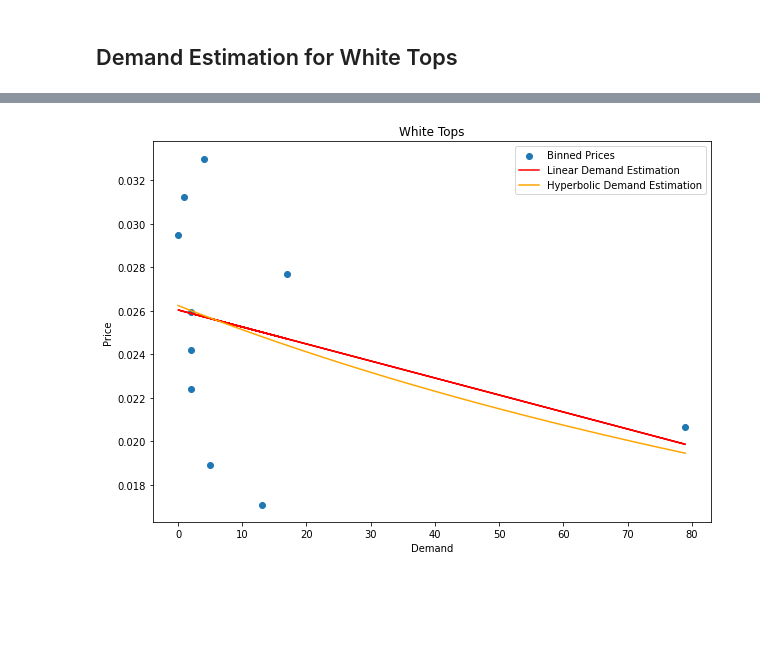
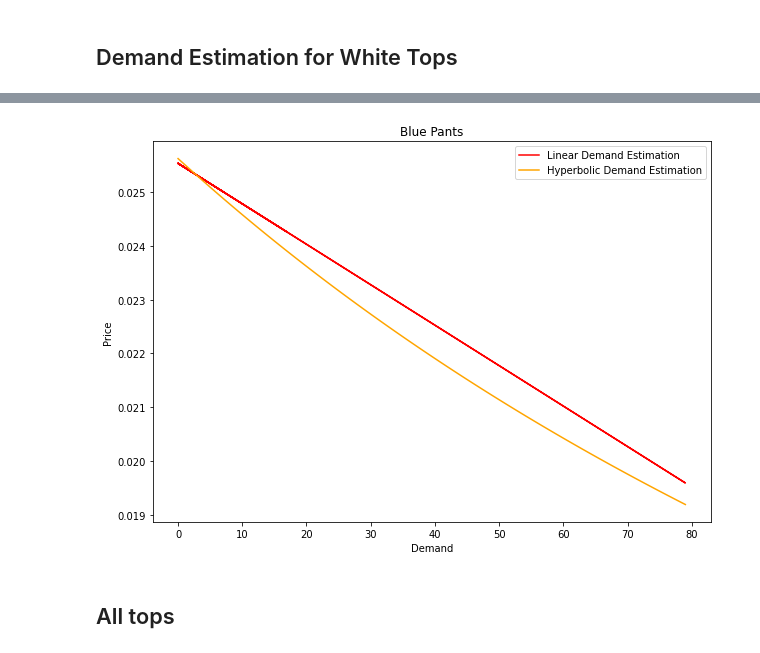
Before and after one commit to emmanuel-ashaye/cs-5304-final-project-fashion-forward, a Jupyter notebook: demand_estimation.ipynb, the cells around one changed output, grey strips where cells are left out. Drawn from its saved outputs; the diff is of its cells as text; code cells hidden in the pictures; blank space fills up the shorter version.

```diff
--- a/demand_estimation.ipynb
+++ b/demand_estimation.ipynb
@@ -209,7 +209,7 @@ for f in files:
 all = pd.concat(dfs)
 tot = 0
 
-binned_price = pd.cut(all['price'],10)
+binned_price = pd.cut(all['price'],5)
 v = binned_price.value_counts()
 mids = []
 for i in v.index:
@@ -226,7 +226,7 @@ model.fit(x, y)
 y_pred = model.predict(x)
 
 
-plt.scatter(x, y, label='Binned Prices')
+#plt.scatter(x, y, label='Binned Prices')
 plt.plot(x, y_pred, label='Linear Demand Estimation', color = 'red')
 plt.xlabel('Demand')
 plt.ylabel('Price')
@@ -234,7 +234,7 @@ plt.ylabel('Price')
 x = sort[:, 1]
 
 def hyperbolic_func(x, a, b):
-    return a / (1 + b * x * .00000001)
+    return a / (1 + b * x * .000000001)
 
 params, _ = curve_fit(hyperbolic_func, x, y)
 
@@ -264,7 +264,7 @@ for f in files:
 all = pd.concat(dfs4)
 tot = 0
 
-binned_price = pd.cut(all['price'],10)
+binned_price = pd.cut(all['price'],20)
 v = binned_price.value_counts()
 mids = []
 for i in v.index:
@@ -276,34 +276,36 @@ sort = t[t[:, 0].argsort()]
 
 x = sort[:, 1].reshape(-1, 1)
 y = sort[:, 0]
 model = LinearRegression()
 model.fit(x, y)
 y_pred = model.predict(x)
 
 
-plt.scatter(x, y, label='Binned Prices')
+#plt.scatter(x, y, label='Binned Prices')
 plt.plot(x, y_pred, label='Linear Demand Estimation', color = 'red')
 plt.xlabel('Demand')
 plt.ylabel('Price')
 
 x = sort[:, 1]
 
 def hyperbolic_func(x, a, b):
-    return a / (1 + b * x )
+    return a / (1 + b * x *27)
 
 params, _ = curve_fit(hyperbolic_func, x, y)
 
 a_fit = params[0]
 b_fit = params[1]
 
 x_fit = np.linspace(min(x), max(x), 100)
 y_fit = hyperbolic_func(x_fit, a_fit, b_fit)
 
 plt.plot(x_fit, y_fit, label='Hyperbolic Demand Estimation', color = 'orange')
 
 
 plt.legend()
-plt.title("White Tops")
+plt.title("Blue Pants")
 plt.show()
 # %% [output]
-[figure, old version]
+[figure, new version]
+# %% [markdown]
+## All tops
```
Also changed, not shown: parts of 8 cells of this notebook.
